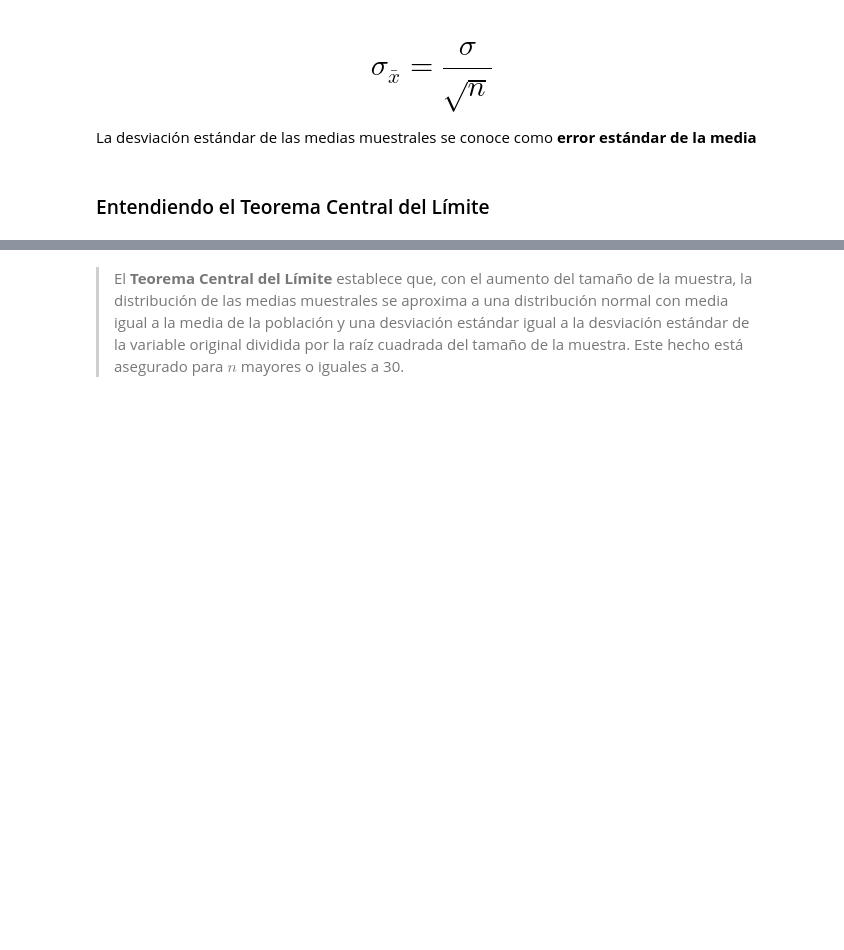
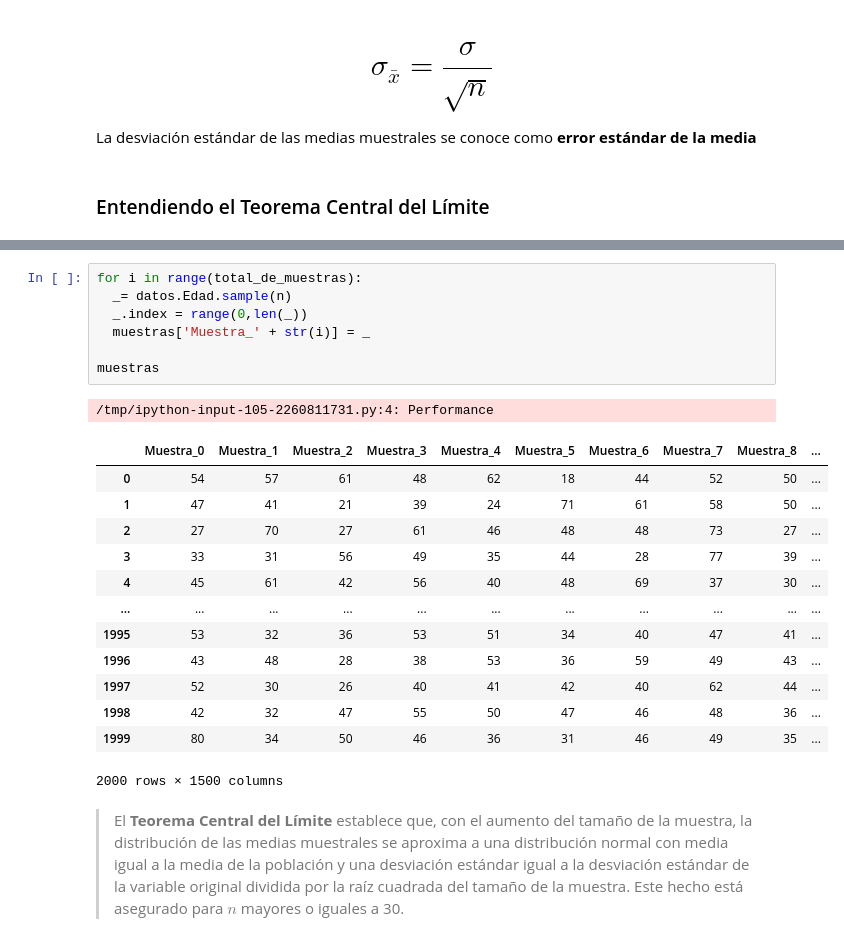
Before and after one commit to MiguelFigueroa02/Estadistica_Phyton, a Jupyter notebook: Estadística_curso_2.ipynb, the cells around one changed output, grey strips where cells are left out. Cells and saved outputs as stored; diff of their text form; blank space fills up the shorter version.

```diff
--- a/Estadística_curso_2.ipynb
+++ b/Estadística_curso_2.ipynb
@@ -915,2 +956,24 @@ La desviación estándar de las medias muestrales se conoce como **error estánd
+# %%
+for i in range(total_de_muestras):
+  _= datos.Edad.sample(n)
+  _.index = range(0,len(_))
+  muestras['Muestra_' + str(i)] = _
+
+muestras
+# %% [output]
+/tmp/ipython-input-105-2260811731.py:4: Performance
+|  | Muestra_0 | Muestra_1 | Muestra_2 | Muestra_3 | Muestra_4 | Muestra_5 | Muestra_6 | Muestra_7 | Muestra_8 | ... |
+| 0 | 54 | 57 | 61 | 48 | 62 | 18 | 44 | 52 | 50 | ... |
+| 1 | 47 | 41 | 21 | 39 | 24 | 71 | 61 | 58 | 50 | ... |
+| 2 | 27 | 70 | 27 | 61 | 46 | 48 | 48 | 73 | 27 | ... |
+| 3 | 33 | 31 | 56 | 49 | 35 | 44 | 28 | 77 | 39 | ... |
+| 4 | 45 | 61 | 42 | 56 | 40 | 48 | 69 | 37 | 30 | ... |
+| ... | ... | ... | ... | ... | ... | ... | ... | ... | ... | ... |
+| 1995 | 53 | 32 | 36 | 53 | 51 | 34 | 40 | 47 | 41 | ... |
+| 1996 | 43 | 48 | 28 | 38 | 53 | 36 | 59 | 49 | 43 | ... |
+| 1997 | 52 | 30 | 26 | 40 | 41 | 42 | 40 | 62 | 44 | ... |
+| 1998 | 42 | 32 | 47 | 55 | 50 | 47 | 46 | 48 | 36 | ... |
+| 1999 | 80 | 34 | 50 | 46 | 36 | 31 | 46 | 49 | 35 | ... |
+2000 rows × 1500 columns
 # %% [markdown]
 > El **Teorema Central del Límite** establece que, con el aumento del tamaño de la muestra, la distribución de las medias muestrales se aproxima a una distribución normal con media igual a la media de la población y una desviación estándar igual a la desviación estándar de la variable original dividida por la raíz cuadrada del tamaño de la muestra. Este hecho está asegurado para $n$ mayores o iguales a 30.
```
Also changed, not shown: parts of 53 cells of this notebook.
